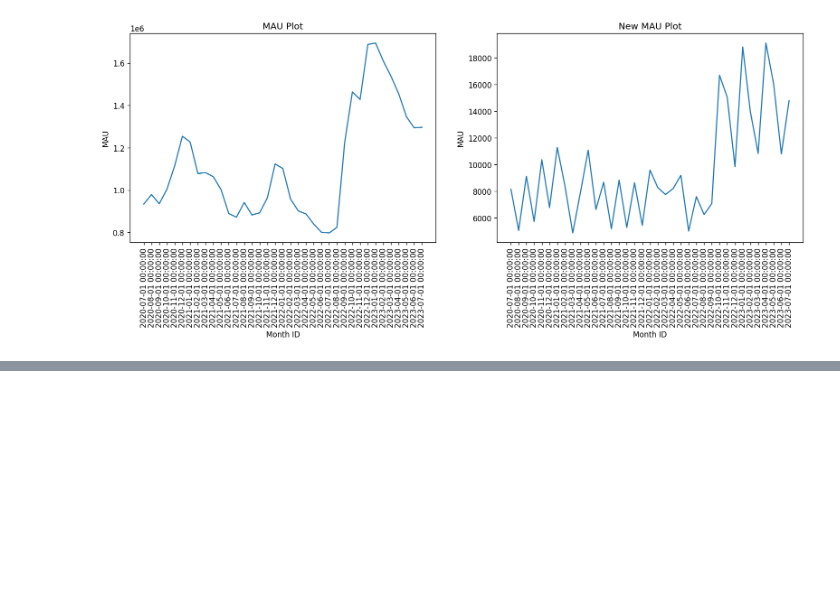
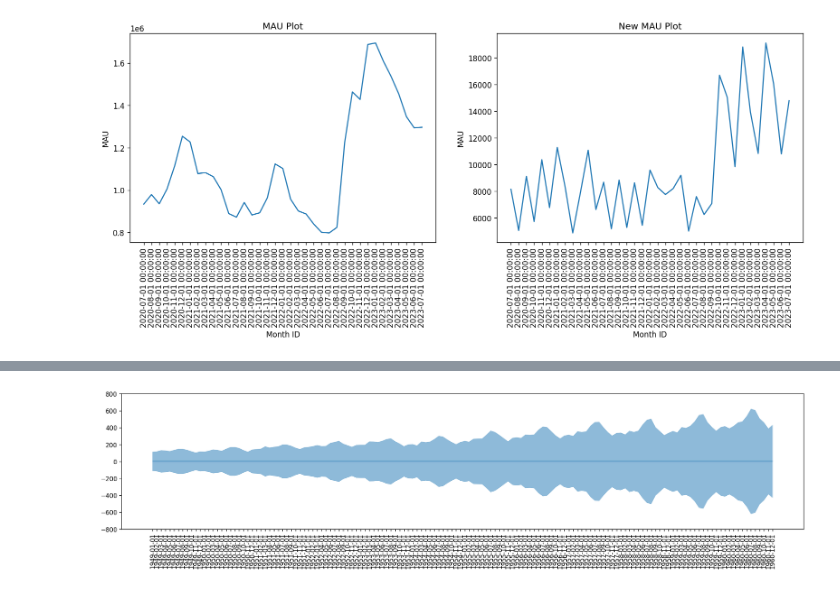
Before and after one commit to avi268/TimeSeries, a Jupyter notebook: TS-Introduction.ipynb, the cells around one changed output, grey strips where cells are left out. Saved outputs shown, nothing was run; the diff lists cells and outputs as text; code cells hidden in the pictures; blank space fills up the shorter version.

```diff
--- a/TS-Introduction.ipynb
+++ b/TS-Introduction.ipynb
@@ -122,0 +149,9 @@ plt.show()
+# %%
+plt.figure(figsize=(20,4),dpi=120)
+plt.fill_between(data.date,y1=data.value,y2=-(data.value),alpha=0.5,linewidth=2)
+plt.ylim(-800,800)
+plt.hlines(y=0,xmin=np.min(data.date),xmax=np.max(data.date),linewidth=1)
+plt.xticks(rotation=90)
+plt.show()
+# %% [output]
+[figure, added]
```
Also changed, not shown: parts of 9 cells of this notebook, 1 other file.
